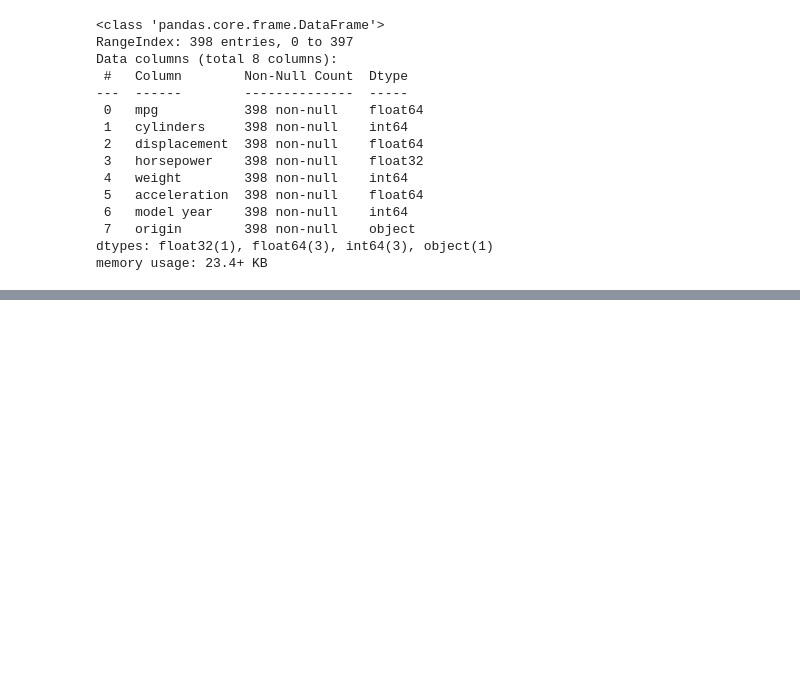
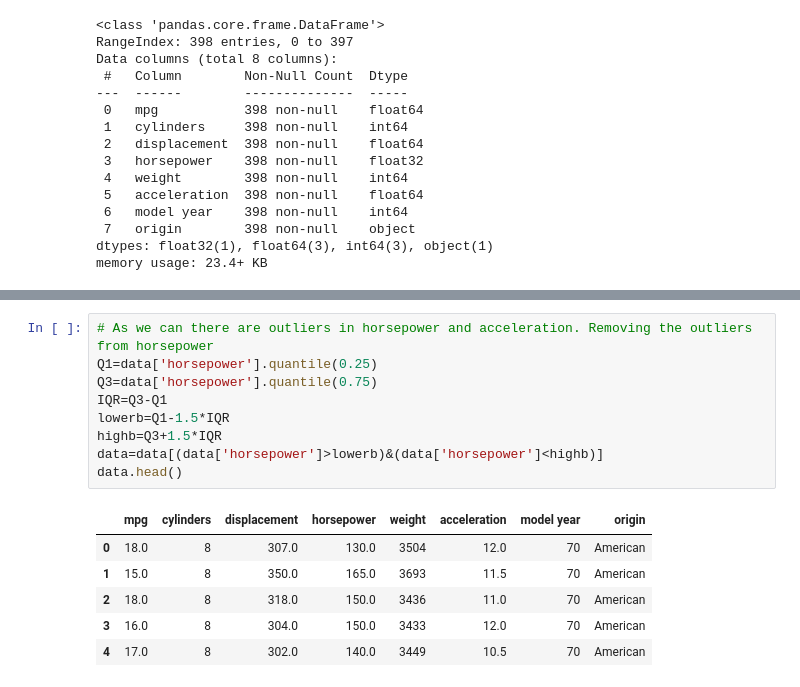
Before and after one commit to VAMSEE92/Linear-Regression, a Jupyter notebook: Linear_reg.ipynb, the cells around one changed output, grey strips where cells are left out. Cells and saved outputs as stored; diff of their text form; blank space fills up the shorter version.

```diff
--- a/Linear_reg.ipynb
+++ b/Linear_reg.ipynb
@@ -115,0 +147,16 @@ for i in cdata:
+# %%
+# As we can there are outliers in horsepower and acceleration. Removing the outliers from horsepower
+Q1=data['horsepower'].quantile(0.25)
+Q3=data['horsepower'].quantile(0.75)
+IQR=Q3-Q1
+lowerb=Q1-1.5*IQR
+highb=Q3+1.5*IQR
+data=data[(data['horsepower']>lowerb)&(data['horsepower']<highb)]
+data.head()
+# %% [output]
+|  | mpg | cylinders | displacement | horsepower | weight | acceleration | model year | origin |
+| 0 | 18.0 | 8 | 307.0 | 130.0 | 3504 | 12.0 | 70 | American |
+| 1 | 15.0 | 8 | 350.0 | 165.0 | 3693 | 11.5 | 70 | American |
+| 2 | 18.0 | 8 | 318.0 | 150.0 | 3436 | 11.0 | 70 | American |
+| 3 | 16.0 | 8 | 304.0 | 150.0 | 3433 | 12.0 | 70 | American |
+| 4 | 17.0 | 8 | 302.0 | 140.0 | 3449 | 10.5 | 70 | American |
```
Also changed, not shown: parts of 8 cells of this notebook.
